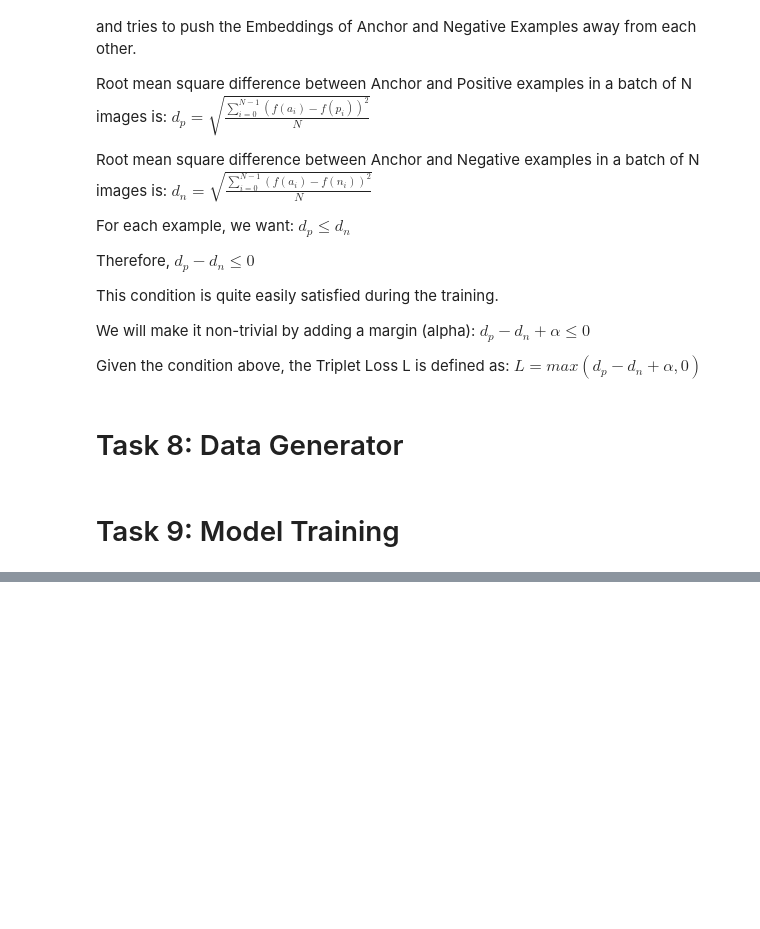
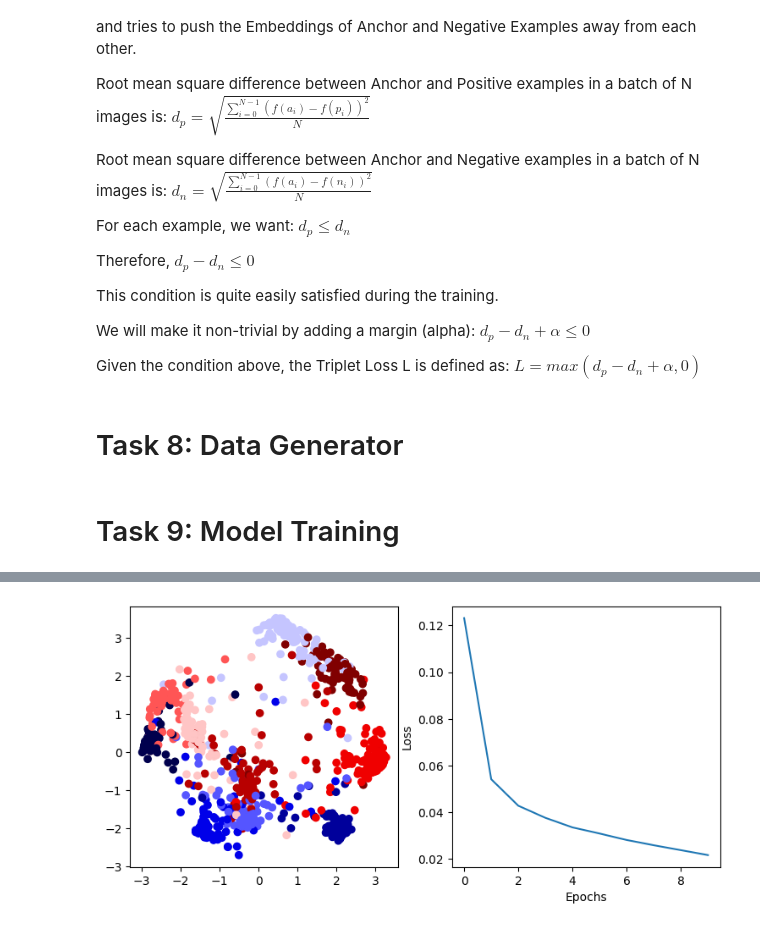
Before and after one commit to mbottoni/siamese-net, a Jupyter notebook: Learner Notebook.ipynb, the cells around one changed output, grey strips where cells are left out. Drawn from its saved outputs; the diff is of its cells as text; code cells hidden in the pictures; blank space fills up the shorter version.

```diff
--- a/Learner Notebook.ipynb
+++ b/Learner Notebook.ipynb
@@ -95,7 +228,45 @@ $
 L = max(d_p - d_n + \alpha, 0)
 \end{equation}
 $
+# %%
+alpha = 0.2
+
+
+def triplet_loss(alpha, emb_dim):
+    def loss(y_true, y_pred):
+        anc, pos, neg = y_pred[:, :emb_dim], y_pred[:, emb_dim:2*emb_dim], y_pred[:, 2*emb_dim:]
+        dp = tf.reduce_mean(tf.square(anc - pos), axis=1)
+        dn = tf.reduce_mean(tf.square(anc - neg), axis=1)
+        return tf.maximum(dp - dn + alpha, 0.)
+
+    return loss
 # %% [markdown]
 # Task 8: Data Generator
+# %%
+def data_generator(batch_size, emb_dim):
+    while True:
+        x = create_batch(batch_size)
+        y = np.zeros((batch_size, 3*emb_dim))
+        yield x, y
 # %% [markdown]
 # Task 9: Model Training
+# %%
+batch_size = 1024
+epochs = 10
+steps_per_epoch = int(60000/batch_size)
+alpha = .2
+emb_dim = 64
+
+
+net.compile(loss=triplet_loss(alpha, emb_dim), optimizer='adam')
+
+X, Y = x_test[:1000], y_test[:1000]
+# %%
+_ = net.fit(
+    data_generator(batch_size, emb_dim),
+    steps_per_epoch=steps_per_epoch,
+    epochs=epochs,
+    verbose=False,
+    callbacks=[PCAPlotter(plt, embedding_model, X, Y)]
+)
+# %% [output]
@@ -101,0 +284 @@ $
+[figure, added]
```
Also changed, not shown: parts of 14 cells of this notebook.
